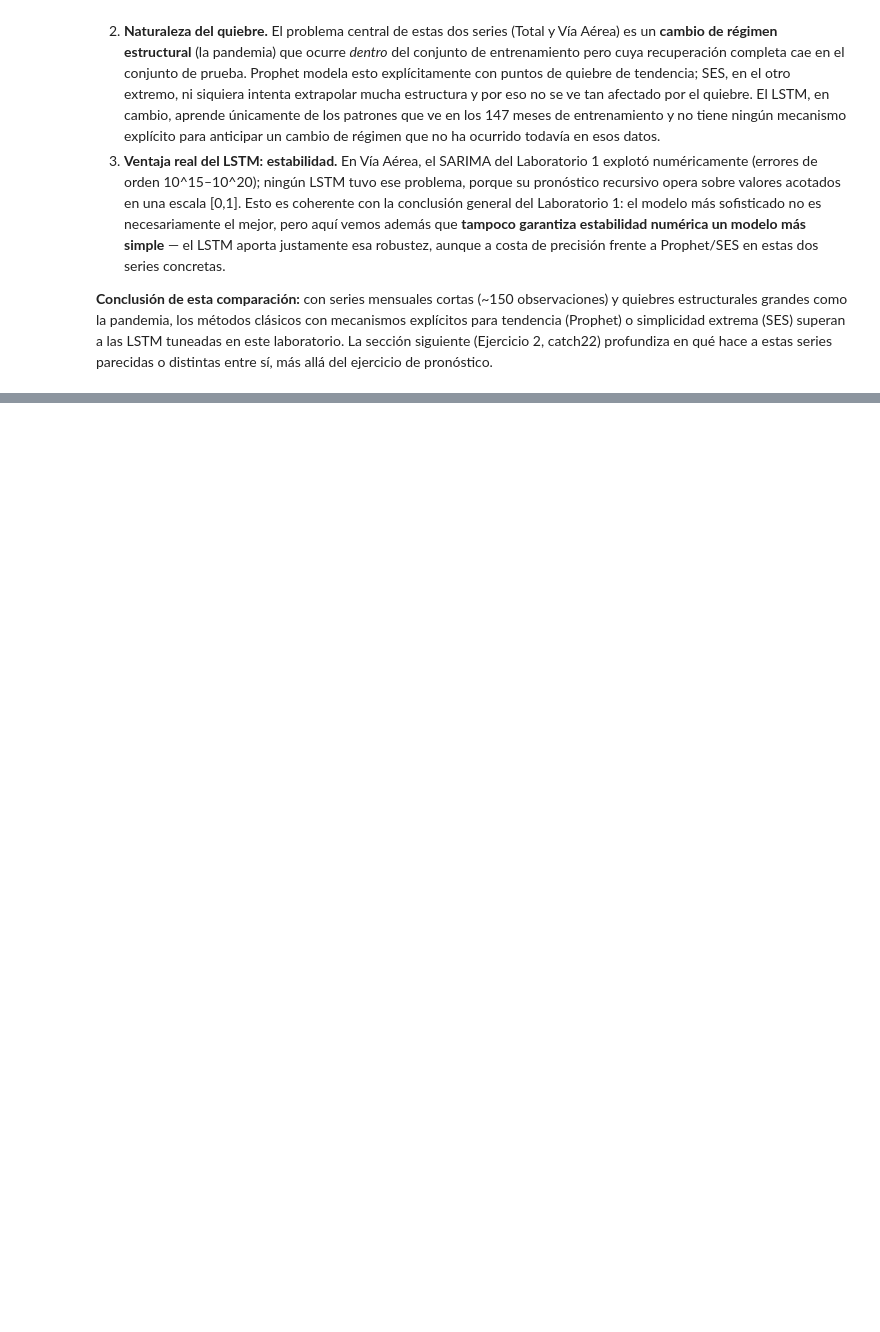
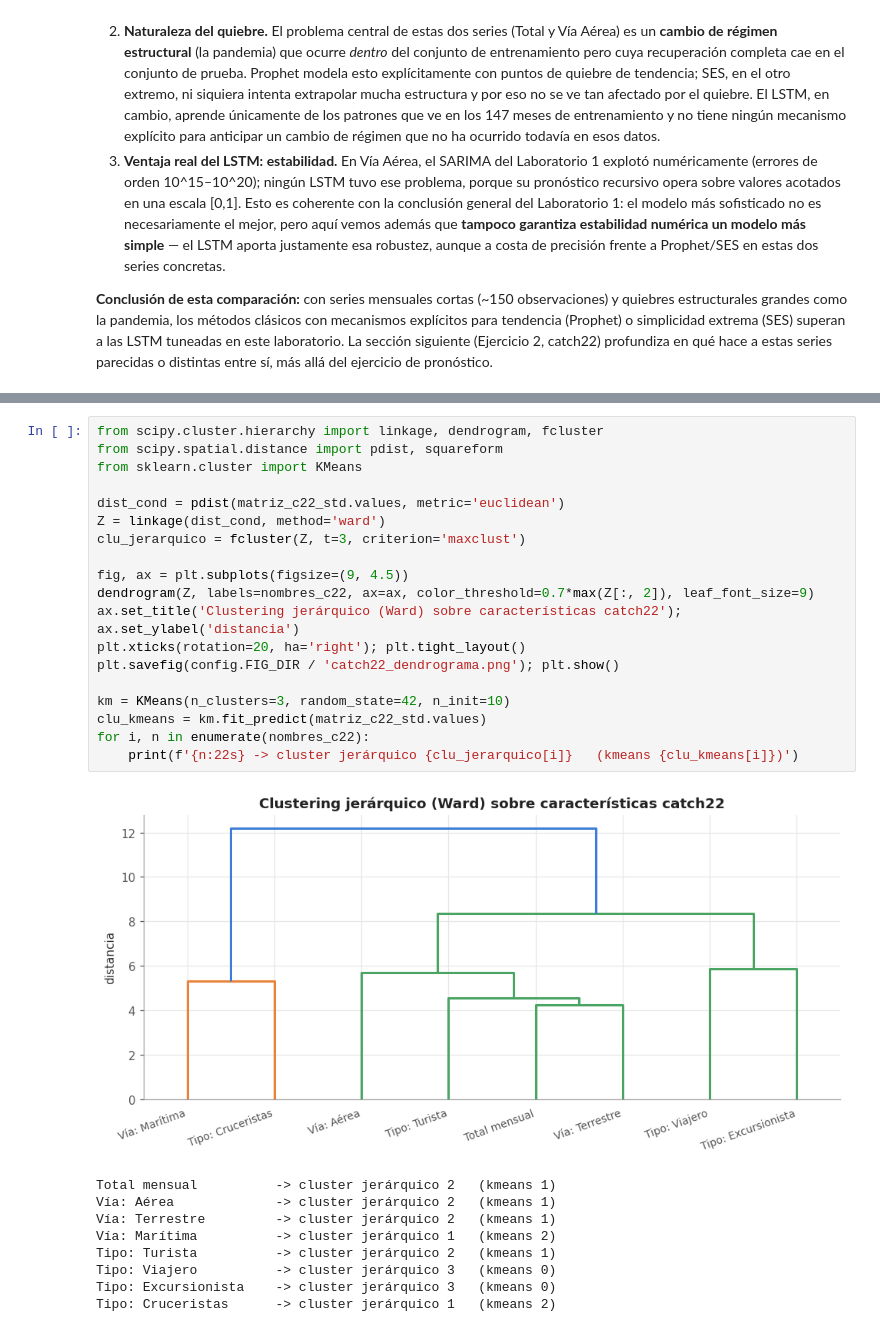
Before and after one commit to Dulce2004/CC3084-Data_Science, a Jupyter notebook: 04_deep_learning_lstm/notebooks/04_lstm_modelos.ipynb, the cells around one changed output, grey strips where cells are left out. Cells and saved outputs as stored; diff of their text form; blank space fills up the shorter version.

```diff
--- a/04_deep_learning_lstm/notebooks/04_lstm_modelos.ipynb
+++ b/04_deep_learning_lstm/notebooks/04_lstm_modelos.ipynb
@@ -330,0 +465,29 @@ distintas entre sí, más allá del ejercicio de pronóstico.
+# %%
+from scipy.cluster.hierarchy import linkage, dendrogram, fcluster
+from scipy.spatial.distance import pdist, squareform
+from sklearn.cluster import KMeans
+
+dist_cond = pdist(matriz_c22_std.values, metric='euclidean')
+Z = linkage(dist_cond, method='ward')
+clu_jerarquico = fcluster(Z, t=3, criterion='maxclust')
+
+fig, ax = plt.subplots(figsize=(9, 4.5))
+dendrogram(Z, labels=nombres_c22, ax=ax, color_threshold=0.7*max(Z[:, 2]), leaf_font_size=9)
+ax.set_title('Clustering jerárquico (Ward) sobre características catch22'); ax.set_ylabel('distancia')
+plt.xticks(rotation=20, ha='right'); plt.tight_layout()
+plt.savefig(config.FIG_DIR / 'catch22_dendrograma.png'); plt.show()
+
+km = KMeans(n_clusters=3, random_state=42, n_init=10)
+clu_kmeans = km.fit_predict(matriz_c22_std.values)
+for i, n in enumerate(nombres_c22):
+    print(f'{n:22s} -> cluster jerárquico {clu_jerarquico[i]}   (kmeans {clu_kmeans[i]})')
+# %% [output]
+[figure, added]
+Total mensual          -> cluster jerárquico 2   (kmeans 1)
+Vía: Aérea             -> cluster jerárquico 2   (kmeans 1)
+Vía: Terrestre         -> cluster jerárquico 2   (kmeans 1)
+Vía: Marítima          -> cluster jerárquico 1   (kmeans 2)
+Tipo: Turista          -> cluster jerárquico 2   (kmeans 1)
+Tipo: Viajero          -> cluster jerárquico 3   (kmeans 0)
+Tipo: Excursionista    -> cluster jerárquico 3   (kmeans 0)
+Tipo: Cruceristas      -> cluster jerárquico 1   (kmeans 2)
```
Also changed, not shown: parts of 11 cells of this notebook, 9 other files.
